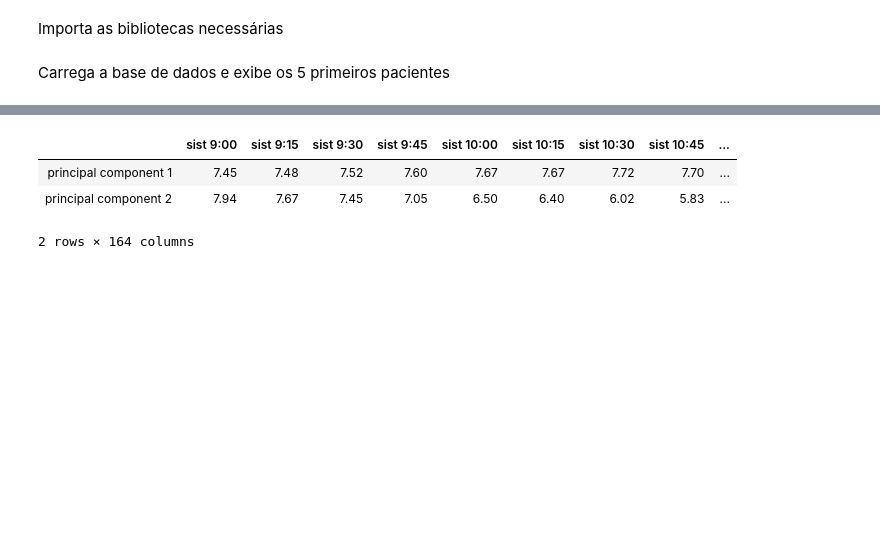
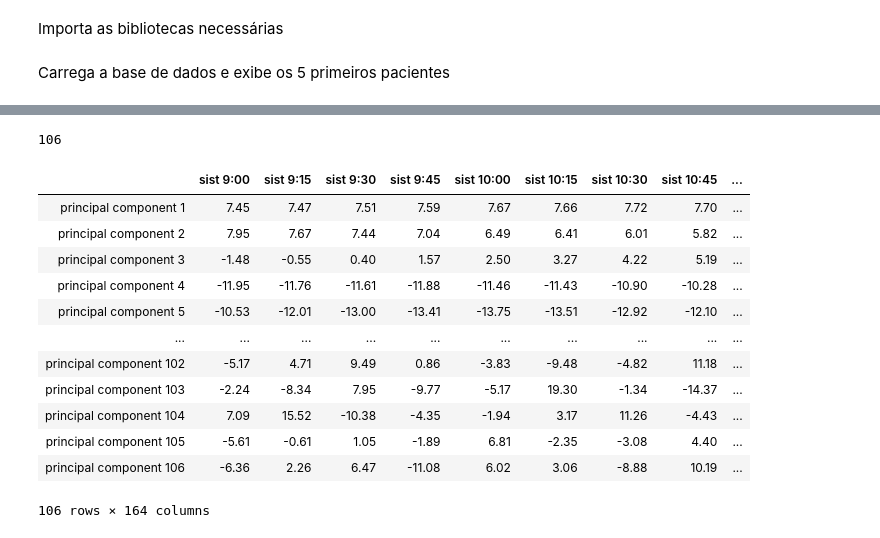
Before and after one commit to martadfer/PA, a Jupyter notebook: PCA_K-Means.ipynb, the cells around one changed output, grey strips where cells are left out. Cells and saved outputs as stored; diff of their text form; code cells hidden in the pictures; blank space fills up the shorter version.

```diff
--- a/PCA_K-Means.ipynb
+++ b/PCA_K-Means.ipynb
@@ -137,10 +138,11 @@ def optimal_number_of_clusters(wcss):
 ### PCA
 
 medidas_array_escala = StandardScaler().fit_transform(medidas_array)
-pca = PCA(n_components = 2)
+#pca = PCA(n_components = 0.38, svd_solver = 'full')
+pca = PCA(n_components = 0.95, svd_solver = 'full')
 
 componentesPrincipais = pca.fit_transform(medidas_array_escala)
 
 # Cria um dataframe contendo as componentes principais calculadas
 dadosComponentesPrincipais = pd.DataFrame(data = componentesPrincipais,
-                                          columns = ['principal component 1', 'principal component 2'])
+                                          columns = [f'principal component {i+1}' for i in range(len(componentesPrincipais[0]))])
@@ -183,17 +201,17 @@ qtds = []
 
 contagem = Counter(grupos)
 
-for i in range(0,num_otimo_clusters):
-    classes.append(i)
+for i in range(num_otimo_clusters):
+    classes.append(i+1)
     qtds.append(contagem[i])
 
-plt.bar(classes,qtds,color="red")
+plt.bar(classes,qtds,color="#a8ddb5")
 plt.xticks(classes)
-plt.ylabel('Quantidade de Pacientes')
-plt.xlabel('Grupo gerado por kmeans')
-plt.title('Número de Pacientes x Grupos do K-means na Abordagem Cadastro e Medidas')
+plt.ylabel('Quantidade de Pacientes', fontsize=18)
+plt.xlabel('Grupos', fontsize=18)
+plt.title('Pacientes por Grupos do PCA-Kmeans', fontsize=18)
 fig = plt.gcf()
-#fig.savefig(DIR_KMEANS / 'graficos' / 'grafico_Random_Abordagem1_pacientes_por_grupos.svg',format="svg")
+fig.savefig(DIR_PCA / 'graficos' / 'grafico_pacientes_grupos_PCA.png',format="png")
 plt.show()
 
 
@@ -221,8 +239,8 @@ f1 = f1_score(y_val, y_prev_val,average='macro')
 print('Accuracy: '+str(accuracy)+' - Recall: '+str(recall)+' - F1 Score: '+str(f1))
 
 #Matriz de Confusão
-mat=list(confusion_matrix(y_val, y_prev_val, labels=classes))
-pd.DataFrame(mat,index = classes, columns = classes)
+#mat=list(confusion_matrix(y_val, y_prev_val, labels=classes))
+#pd.DataFrame(mat,index = classes, columns = classes)
 
 #### Abordagem 1: TESTE
 
@@ -274,7 +292,7 @@ pd.DataFrame(mat,index = classes, columns = classes)
 #### Abordagem 1: Importância das Features Random Forest
 
 #calculo da importancia de cada variavel para idenficar os grupos com 3 casas decimais
-ls_cadastro = ['principal component 1', 'principal component 2']
+ls_cadastro = [f'principal component {i+1}' for i in range(len(componentesPrincipais[0]))]
 importancia = pd.DataFrame({'features':ls_cadastro,'importance':np.round(random_forest.feature_importances_,3)})
 importancia = importancia.sort_values('importance',ascending=False).set_index('features')
 
@@ -287,14 +315,27 @@ importancia
+# %%
+len(pca.components_)
+# %% [output]
+106
 # %%
-lista_porcentagem =list()
-lista_porcentagem.append(np.round(100 * pca.components_[0], 2))
-lista_porcentagem.append(np.round(100 * pca.components_[1], 2))
+lista_porcentagem = [np.round(100 * pca.components_[i], 2) for i in range(len(pca.components_))]
+#lista_porcentagem.append(np.round(100 * pca.components_[0], 2))
+#lista_porcentagem.append(np.round(100 * pca.components_[1], 2))
 
 nome_colunas = list(df.loc[:,'sist 9:00':'diast 8:45'].columns)
 importancia_df = pd.DataFrame(lista_porcentagem,columns = nome_colunas, index =ls_cadastro )
 importancia_df
 # %% [output]
 |  | sist 9:00 | sist 9:15 | sist 9:30 | sist 9:45 | sist 10:00 | sist 10:15 | sist 10:30 | sist 10:45 | ... |
-| principal component 1 | 7.45 | 7.48 | 7.52 | 7.60 | 7.67 | 7.67 | 7.72 | 7.70 | ... |
-| principal component 2 | 7.94 | 7.67 | 7.45 | 7.05 | 6.50 | 6.40 | 6.02 | 5.83 | ... |
+| principal component 1 | 7.45 | 7.47 | 7.51 | 7.59 | 7.67 | 7.66 | 7.72 | 7.70 | ... |
+| principal component 2 | 7.95 | 7.67 | 7.44 | 7.04 | 6.49 | 6.41 | 6.01 | 5.82 | ... |
+| principal component 3 | -1.48 | -0.55 | 0.40 | 1.57 | 2.50 | 3.27 | 4.22 | 5.19 | ... |
+| principal component 4 | -11.95 | -11.76 | -11.61 | -11.88 | -11.46 | -11.43 | -10.90 | -10.28 | ... |
+| principal component 5 | -10.53 | -12.01 | -13.00 | -13.41 | -13.75 | -13.51 | -12.92 | -12.10 | ... |
+| ... | ... | ... | ... | ... | ... | ... | ... | ... | ... |
+| principal component 102 | -5.17 | 4.71 | 9.49 | 0.86 | -3.83 | -9.48 | -4.82 | 11.18 | ... |
+| principal component 103 | -2.24 | -8.34 | 7.95 | -9.77 | -5.17 | 19.30 | -1.34 | -14.37 | ... |
+| principal component 104 | 7.09 | 15.52 | -10.38 | -4.35 | -1.94 | 3.17 | 11.26 | -4.43 | ... |
+| principal component 105 | -5.61 | -0.61 | 1.05 | -1.89 | 6.81 | -2.35 | -3.08 | 4.40 | ... |
+| principal component 106 | -6.36 | 2.26 | 6.47 | -11.08 | 6.02 | 3.06 | -8.88 | 10.19 | ... |
-2 rows × 164 columns
+106 rows × 164 columns
 # %%
```
Also changed, not shown: parts of 14 cells of this notebook, 14 other files.
